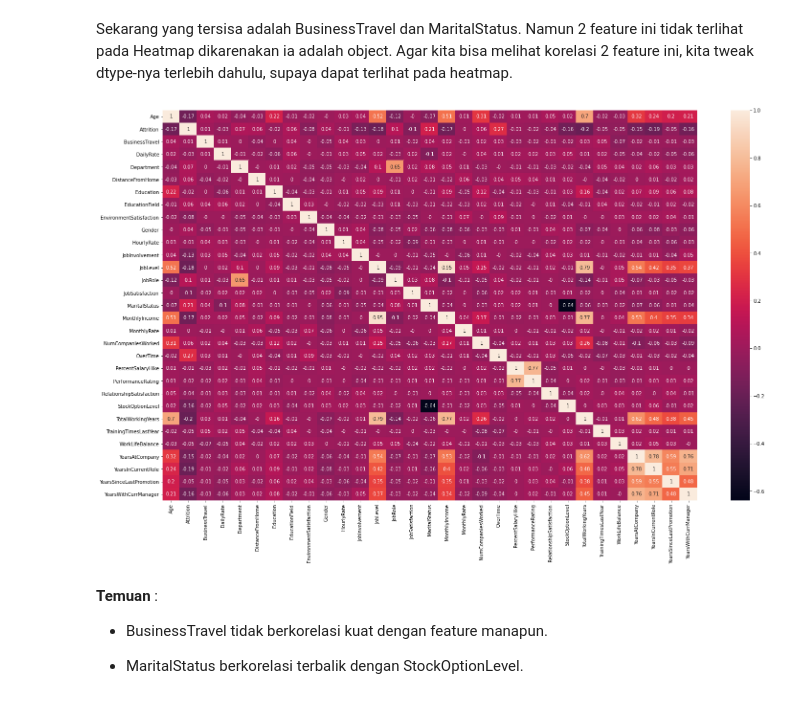
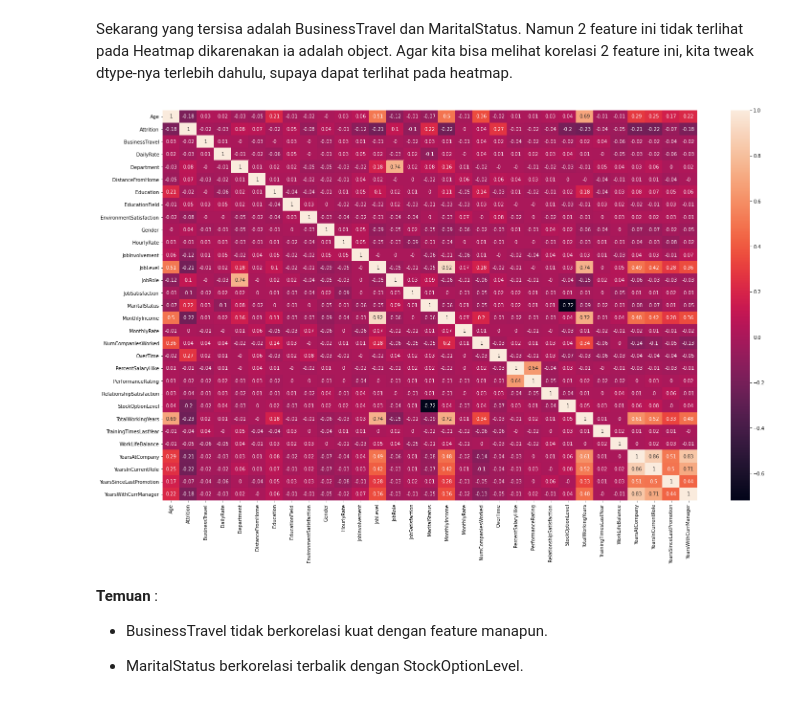
Before and after one commit to ariandy/final, a Jupyter notebook: 1. Introduction and Imputation.ipynb, the cells around one changed output. Drawn from its saved outputs; the diff is of its cells as text; code cells hidden in the pictures.

```diff
--- a/1. Introduction and Imputation.ipynb
+++ b/1. Introduction and Imputation.ipynb
@@ -492,11 +492,11 @@ Sekarang yang tersisa adalah BusinessTravel dan MaritalStatus. Namun 2 feature i
 # %%
 temp = categorical_converter(df)
 
 plt.figure(figsize=(25,15))
-sns.heatmap(round(temp.corr(),2),annot=True)
+sns.heatmap(round(temp.corr('spearman'),2),annot=True)
 plt.show()
 # %% [output]
-[figure, old version]
+[figure, new version]
 # %% [markdown]
 **Temuan** :
 
```
Also changed, not shown: parts of 3 cells of this notebook, 3 other files.
